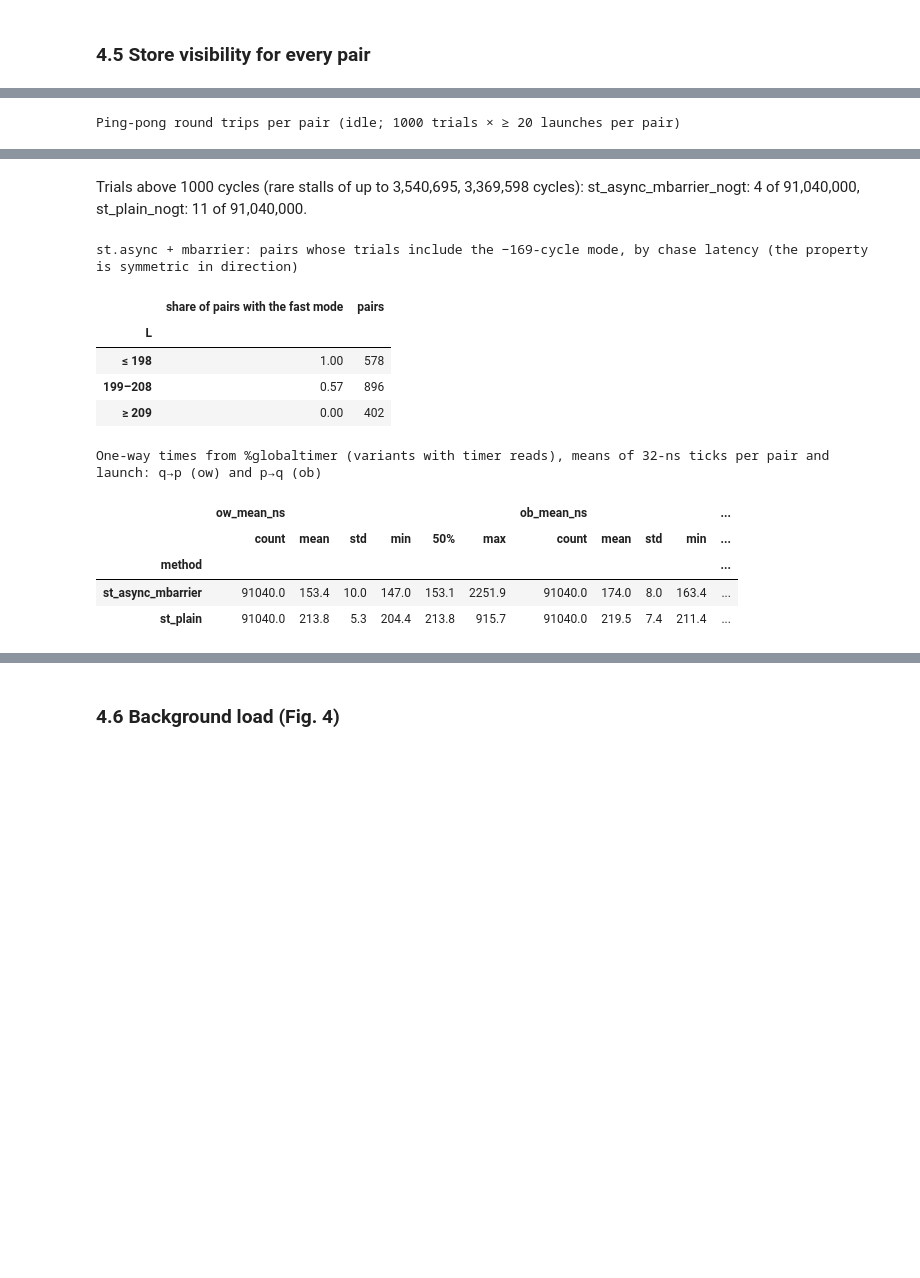
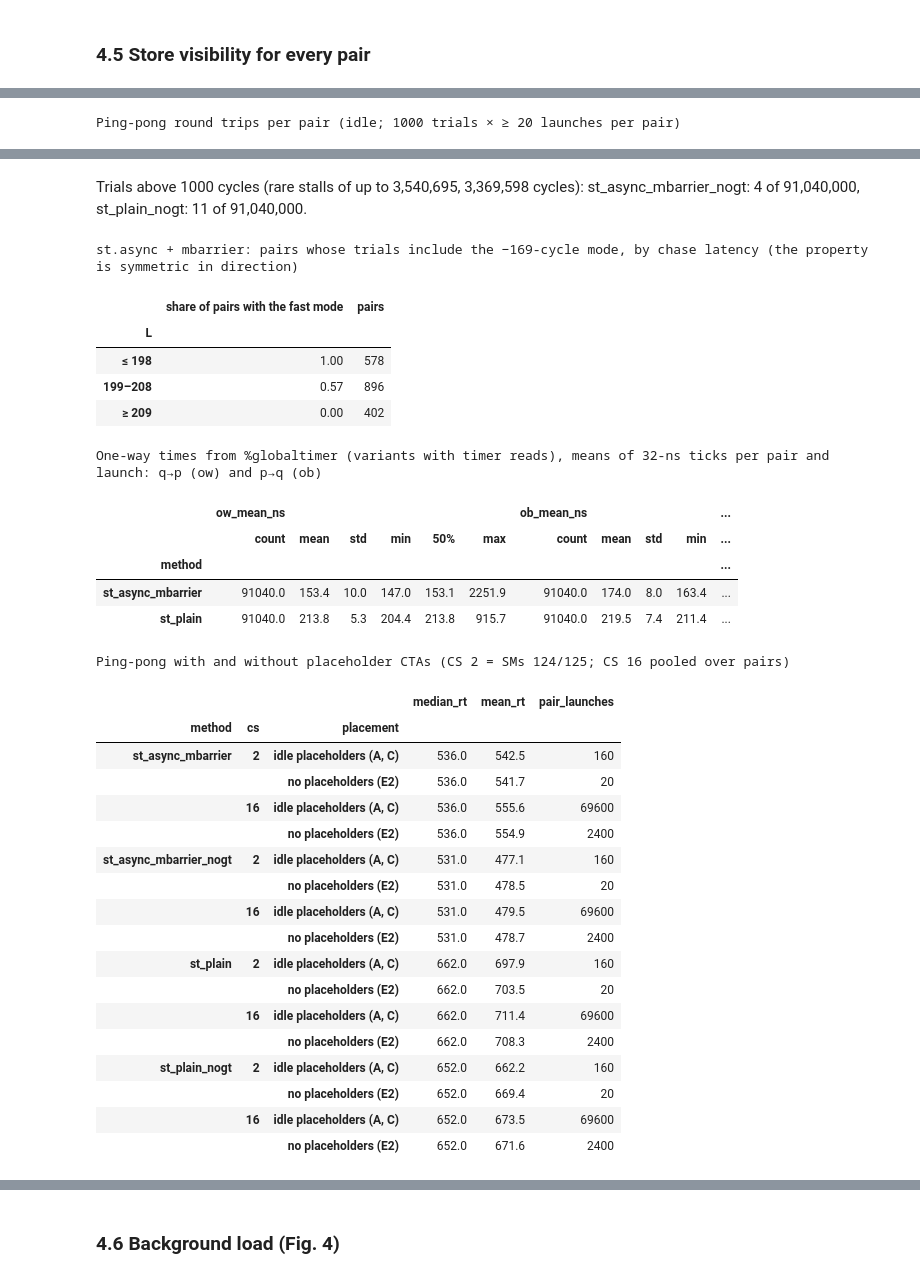
Before and after one commit to lomolisso/h100-microbench, a Jupyter notebook: experiments/10__dsmem_latency_heatmap/10__dsmem_latency_heatmap.ipynb, the cells around one changed output, grey strips where cells are left out. Cells and saved outputs as stored; diff of their text form; code cells hidden in the pictures; blank space fills up the shorter version.

```diff
--- a/experiments/10__dsmem_latency_heatmap/10__dsmem_latency_heatmap.ipynb
+++ b/experiments/10__dsmem_latency_heatmap/10__dsmem_latency_heatmap.ipynb
@@ -508,33 +514,59 @@ display(Markdown("Trials above 1000 cycles (rare stalls of up to " + ", ".join(f
                  ", ".join(f"{k}: {v[0]} of {v[1]:,}" for k, v in far.items()) + "."))
 va = VF[VF.method == "st_async_mbarrier_nogt"].assign(L=lambda x: x.chase.round())
 fz = va.assign(has_fast=va.fast > 0.05).groupby(pd.cut(va.L, [180, 198.5, 208.5, 230], labels=["≤ 198", "199–208", "≥ 209"])).has_fast.agg(["mean", "size"])
 display(fz.rename(columns={"mean": "share of pairs with the fast mode", "size": "pairs"}).style.format(precision=2)
         .set_caption("st.async + mbarrier: pairs whose trials include the −169-cycle mode, by chase latency (the property is symmetric in direction)"))
 ow = VT[VT.method.isin(["st_async_mbarrier", "st_plain"]) & (VT.load_condition == "idle") & VT.schedule.isin(IDLE)]
 display(ow.groupby("method")[["ow_mean_ns", "ob_mean_ns"]].describe(percentiles=[0.5]).style.format(precision=1)
         .set_caption("One-way times from %globaltimer (variants with timer reads), means of 32-ns ticks per pair and launch: q→p (ow) and p→q (ob)"))
+e2 = VT[VT.schedule == "E2"]
+idl = VT[(VT.schedule.isin(["A", "C"])) & (VT.load_condition == "idle")]
+cmp = pd.concat([e2.assign(placement="no placeholders (E2)"), idl.assign(placement="idle placeholders (A, C)")])
+cmp["cs"] = cmp.cs.astype(int)
+display(cmp.groupby(["method", "cs", "placement"]).agg(median_rt=("rt_median_cycles", "median"), mean_rt=("rt_mean_cycles", "median"),
+                                                        pair_launches=("rt_median_cycles", "size")).style.format(precision=1)
+        .set_caption("Ping-pong with and without placeholder CTAs (CS 2 = SMs 124/125; CS 16 pooled over pairs)"))
 # %% [output]
 [figure]
 Ping-pong round trips per pair (idle; 1000 trials × ≥ 20 launches per pair)
 |  | main_mode | slow_median | slow_min | slow_max | fast_max | mean_rt_min | mean_rt_max | corr(slow share, chase) |
 | method |  |  |  |  |  |  |  |  |
 | st_async_mbarrier | 536 | 0.118 | 0.006 | 0.233 | 0.000 | 536.961 | 635.184 | 0.708 |
 | st_async_mbarrier_nogt | 531 | 0.007 | 0.001 | 0.036 | 0.327 | 476.931 | 559.836 | 0.588 |
 | st_plain | 662 | 0.323 | 0.177 | 0.453 | 0.000 | 689.053 | 773.515 | 0.891 |
 | st_plain_nogt | 652 | 0.142 | 0.013 | 0.348 | 0.000 | 653.944 | 740.931 | 0.887 |
 Trials above 1000 cycles (rare stalls of up to 3,540,695, 3,369,598 cycles): st_async_mbarrier_nogt: 4 of 91,040,000, st_plain_nogt: 11 of 91,040,000.
 st.async + mbarrier: pairs whose trials include the −169-cycle mode, by chase latency (the property is symmetric in direction)
 |  | share of pairs with the fast mode | pairs |
 | L |  |  |
 | ≤ 198 | 1.00 | 578 |
 | 199–208 | 0.57 | 896 |
 | ≥ 209 | 0.00 | 402 |
 One-way times from %globaltimer (variants with timer reads), means of 32-ns ticks per pair and launch: q→p (ow) and p→q (ob)
 |  | ow_mean_ns |  |  |  |  |  | ob_mean_ns |  |  |  | ... |
 |  | count | mean | std | min | 50% | max | count | mean | std | min | ... |
 | method |  |  |  |  |  |  |  |  |  |  | ... |
 | st_async_mbarrier | 91040.0 | 153.4 | 10.0 | 147.0 | 153.1 | 2251.9 | 91040.0 | 174.0 | 8.0 | 163.4 | ... |
 | st_plain | 91040.0 | 213.8 | 5.3 | 204.4 | 213.8 | 915.7 | 91040.0 | 219.5 | 7.4 | 211.4 | ... |
+Ping-pong with and without placeholder CTAs (CS 2 = SMs 124/125; CS 16 pooled over pairs)
+|  |  |  | median_rt | mean_rt | pair_launches |
+| method | cs | placement |  |  |  |
+| st_async_mbarrier | 2 | idle placeholders (A, C) | 536.0 | 542.5 | 160 |
+|  |  | no placeholders (E2) | 536.0 | 541.7 | 20 |
+|  | 16 | idle placeholders (A, C) | 536.0 | 555.6 | 69600 |
+|  |  | no placeholders (E2) | 536.0 | 554.9 | 2400 |
+| st_async_mbarrier_nogt | 2 | idle placeholders (A, C) | 531.0 | 477.1 | 160 |
+|  |  | no placeholders (E2) | 531.0 | 478.5 | 20 |
+|  | 16 | idle placeholders (A, C) | 531.0 | 479.5 | 69600 |
+|  |  | no placeholders (E2) | 531.0 | 478.7 | 2400 |
+| st_plain | 2 | idle placeholders (A, C) | 662.0 | 697.9 | 160 |
+|  |  | no placeholders (E2) | 662.0 | 703.5 | 20 |
+|  | 16 | idle placeholders (A, C) | 662.0 | 711.4 | 69600 |
+|  |  | no placeholders (E2) | 662.0 | 708.3 | 2400 |
+| st_plain_nogt | 2 | idle placeholders (A, C) | 652.0 | 662.2 | 160 |
+|  |  | no placeholders (E2) | 652.0 | 669.4 | 20 |
+|  | 16 | idle placeholders (A, C) | 652.0 | 673.5 | 69600 |
+|  |  | no placeholders (E2) | 652.0 | 671.6 | 2400 |
 # %% [markdown]
 **Reading 4.5.**
 - **Quantised round trips.** The round trip of a hand-off takes one of a few fixed values:
```
Also changed, not shown: parts of 8 cells of this notebook, 6 other files.
